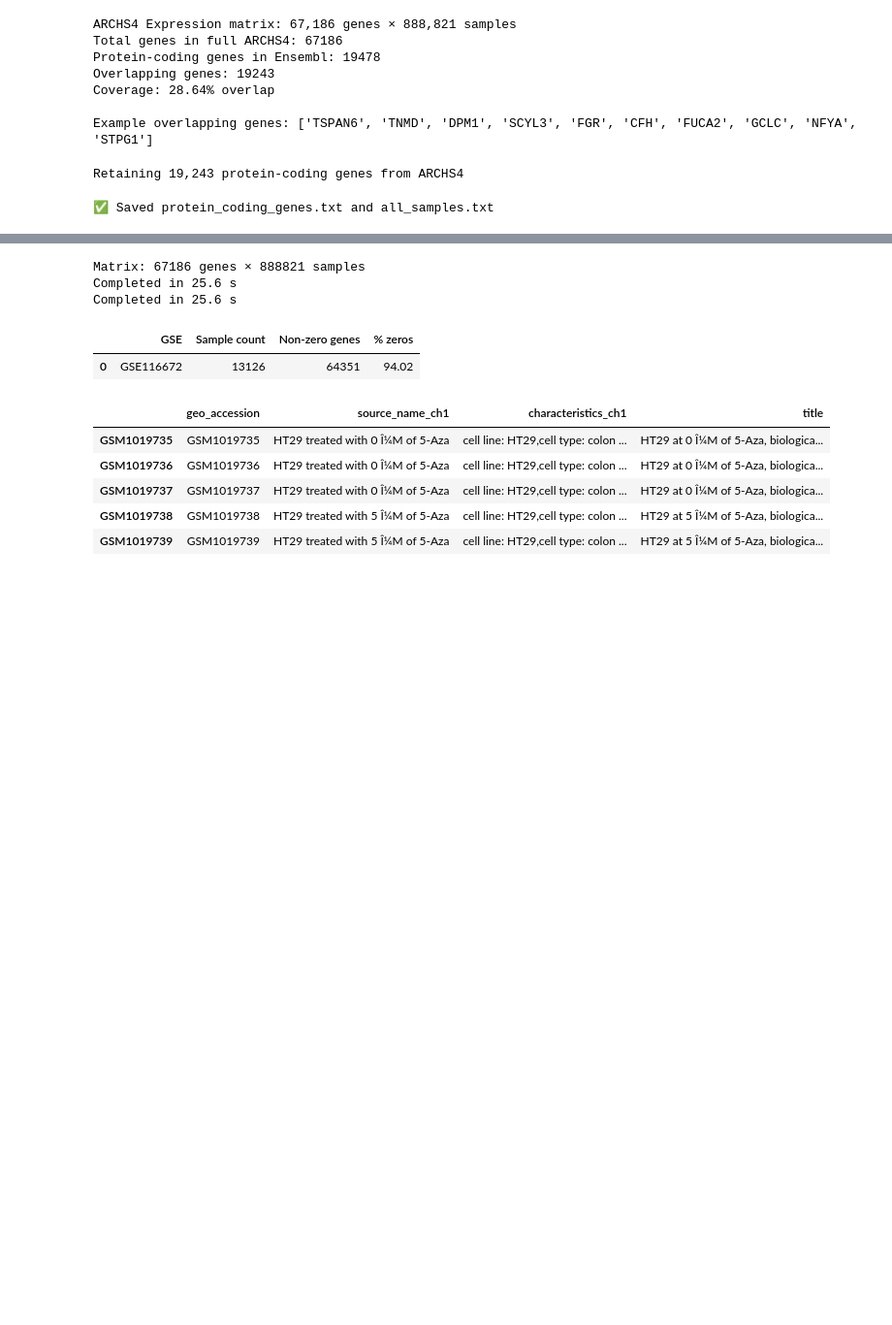
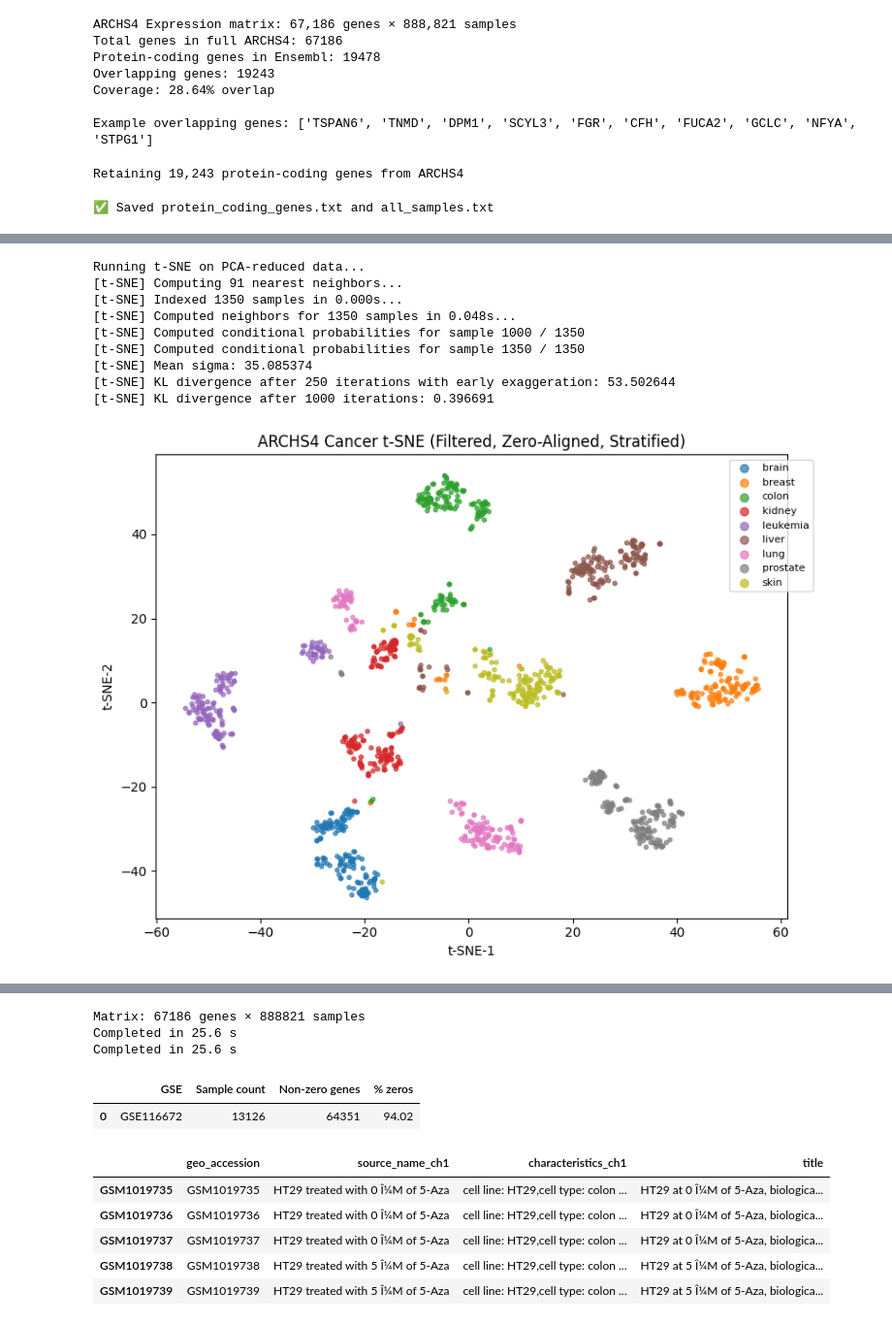
Before and after one commit to alwalt/BioFM, a Jupyter notebook: bioFM.ipynb, the cells around one changed output, grey strips where cells are left out. Shown at 97% size. Cells and saved outputs as stored; diff of their text form; code cells hidden in the pictures; blank space fills up the shorter version.

```diff
--- a/bioFM.ipynb
+++ b/bioFM.ipynb
@@ -675,0 +874,47 @@ print("✅ Saved protein_coding_genes.txt and all_samples.txt")
+# %%
+# -------------------------------------------------------------
+# 7️⃣  t-SNE (Nonlinear embedding)
+# -------------------------------------------------------------
+from sklearn.manifold import TSNE
+
+# Optional: reduce to 50 PCs first (makes t-SNE faster & denoised)
+pca_50 = PCA(n_components=50, random_state=42)
+X_pca = pca_50.fit_transform(X)
+
+print("Running t-SNE on PCA-reduced data...")
+tsne = TSNE(
+    n_components=2,
+    perplexity=30,      # neighborhood size; adjust 20–50 as needed
+    learning_rate=200,  # step size
+    max_iter=1000,      # number of iterations (renamed from n_iter)
+    init="pca",
+    random_state=42,
+    verbose=1
+)
+X_tsne = tsne.fit_transform(X_pca)
+
+# -------------------------------------------------------------
+# 8️⃣  VISUALIZATION (t-SNE)
+# -------------------------------------------------------------
+plt.figure(figsize=(8,6))
+for label, color in palette.items():
+    idx = (label_order == label)
+    plt.scatter(X_tsne[idx,0], X_tsne[idx,1], s=10, alpha=0.7, label=label, color=color)
+
+plt.xlabel("t-SNE-1")
+plt.ylabel("t-SNE-2")
+plt.title("ARCHS4 Cancer t-SNE (Filtered, Zero-Aligned, Stratified)")
+plt.legend(markerscale=2, fontsize=8, bbox_to_anchor=(1.05,1))
+plt.tight_layout()
+plt.show()
+# %% [output]
+Running t-SNE on PCA-reduced data...
+[t-SNE] Computing 91 nearest neighbors...
+[t-SNE] Indexed 1350 samples in 0.000s...
+[t-SNE] Computed neighbors for 1350 samples in 0.048s...
+[t-SNE] Computed conditional probabilities for sample 1000 / 1350
+[t-SNE] Computed conditional probabilities for sample 1350 / 1350
+[t-SNE] Mean sigma: 35.085374
+[t-SNE] KL divergence after 250 iterations with early exaggeration: 53.502644
+[t-SNE] KL divergence after 1000 iterations: 0.396691
+[figure, added]
```
Also changed, not shown: parts of 11 cells of this notebook, 1 other file.
